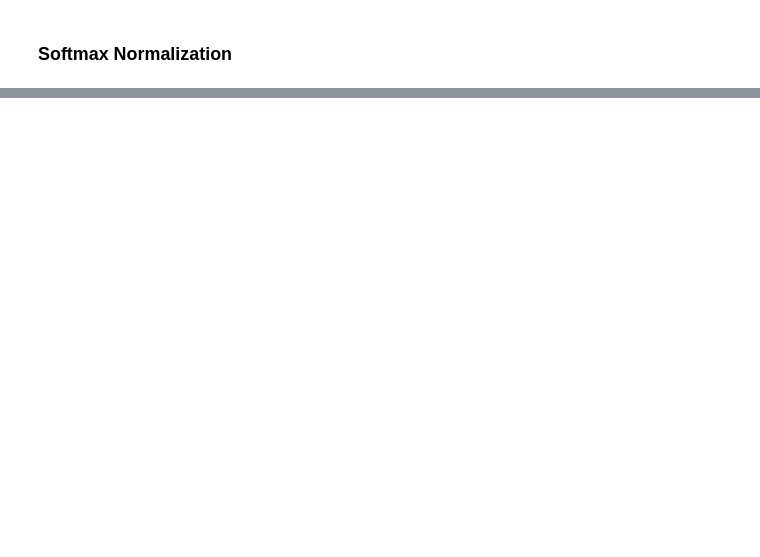
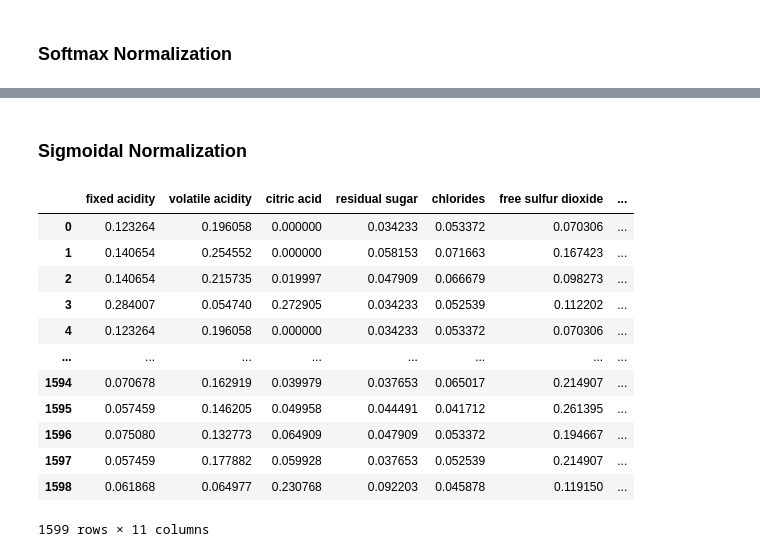
Before and after one commit to eacunafer/Data-Mining-Machine-Learning-subgraduado-, a Jupyter notebook: notebooks/normalization2021.ipynb, the cells around one changed output, grey strips where cells are left out. Drawn from its saved outputs; the diff is of its cells as text; code cells hidden in the pictures; blank space fills up the shorter version.

```diff
--- a/notebooks/normalization2021.ipynb
+++ b/notebooks/normalization2021.ipynb
@@ -77,0 +208,19 @@ wine_data_norm.apply(lambda x: 1/(1+ np.exp(-x)), axis=0)
+# %% [markdown]
+### Sigmoidal Normalization
+# %%
+import numpy as np
+wine_data_norm.apply(lambda x: (1-np.exp(-x))/(1+ np.exp(-x)), axis=0)
+# %% [output]
+|  | fixed acidity | volatile acidity | citric acid | residual sugar | chlorides | free sulfur dioxide | ... |
+| 0 | 0.123264 | 0.196058 | 0.000000 | 0.034233 | 0.053372 | 0.070306 | ... |
+| 1 | 0.140654 | 0.254552 | 0.000000 | 0.058153 | 0.071663 | 0.167423 | ... |
+| 2 | 0.140654 | 0.215735 | 0.019997 | 0.047909 | 0.066679 | 0.098273 | ... |
+| 3 | 0.284007 | 0.054740 | 0.272905 | 0.034233 | 0.052539 | 0.112202 | ... |
+| 4 | 0.123264 | 0.196058 | 0.000000 | 0.034233 | 0.053372 | 0.070306 | ... |
+| ... | ... | ... | ... | ... | ... | ... | ... |
+| 1594 | 0.070678 | 0.162919 | 0.039979 | 0.037653 | 0.065017 | 0.214907 | ... |
+| 1595 | 0.057459 | 0.146205 | 0.049958 | 0.044491 | 0.041712 | 0.261395 | ... |
+| 1596 | 0.075080 | 0.132773 | 0.064909 | 0.047909 | 0.053372 | 0.194667 | ... |
+| 1597 | 0.057459 | 0.177882 | 0.059928 | 0.037653 | 0.052539 | 0.214907 | ... |
+| 1598 | 0.061868 | 0.064977 | 0.230768 | 0.092203 | 0.045878 | 0.119150 | ... |
+1599 rows × 11 columns
```
Also changed, not shown: parts of 12 cells of this notebook.
